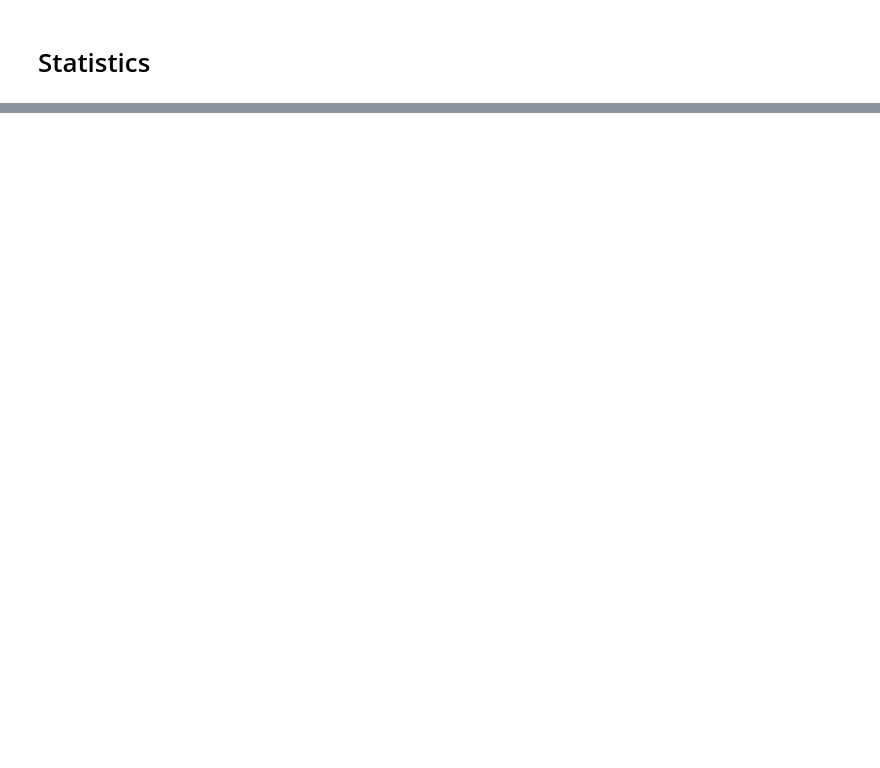
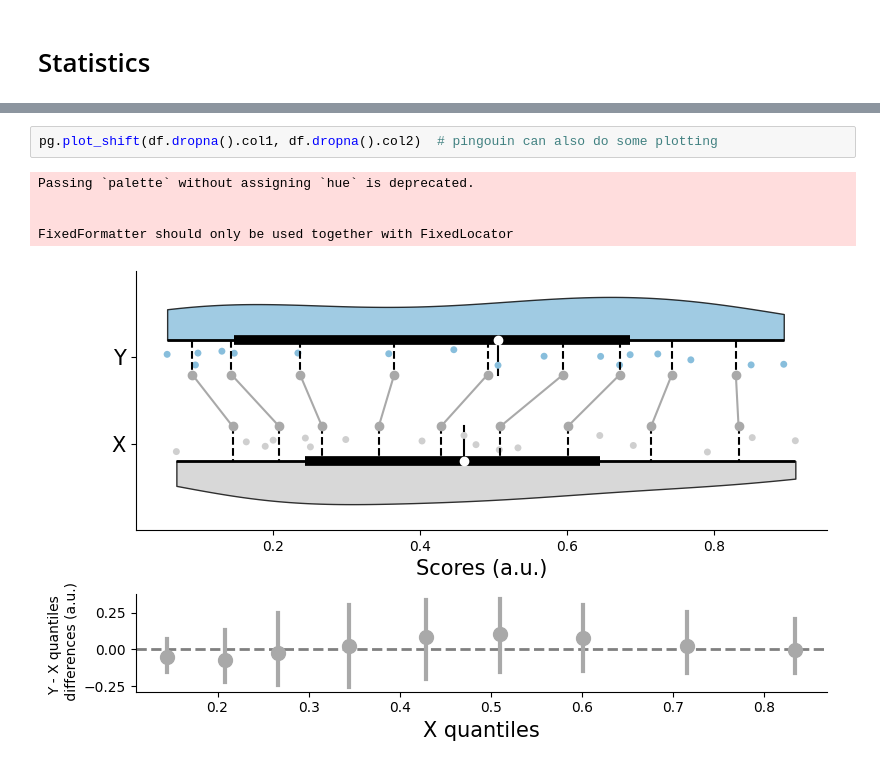
Before and after one commit to obarnstedt/LINdoscope2023, a Jupyter notebook: notebooks/intro_to_python.ipynb, the cells around one changed output, grey strips where cells are left out. Saved outputs shown, nothing was run; the diff lists cells and outputs as text; blank space fills up the shorter version.

```diff
--- a/notebooks/intro_to_python.ipynb
+++ b/notebooks/intro_to_python.ipynb
@@ -245,0 +307,8 @@ ModuleNotFoundError: ignored
+# %%
+pg.plot_shift(df.dropna().col1, df.dropna().col2)  # pingouin can also do some plotting
+# %% [output]
+Passing `palette` without assigning `hue` is deprecated.
+
+
+FixedFormatter should only be used together with FixedLocator
+[figure, added]
```
Also changed, not shown: parts of 45 cells of this notebook.
